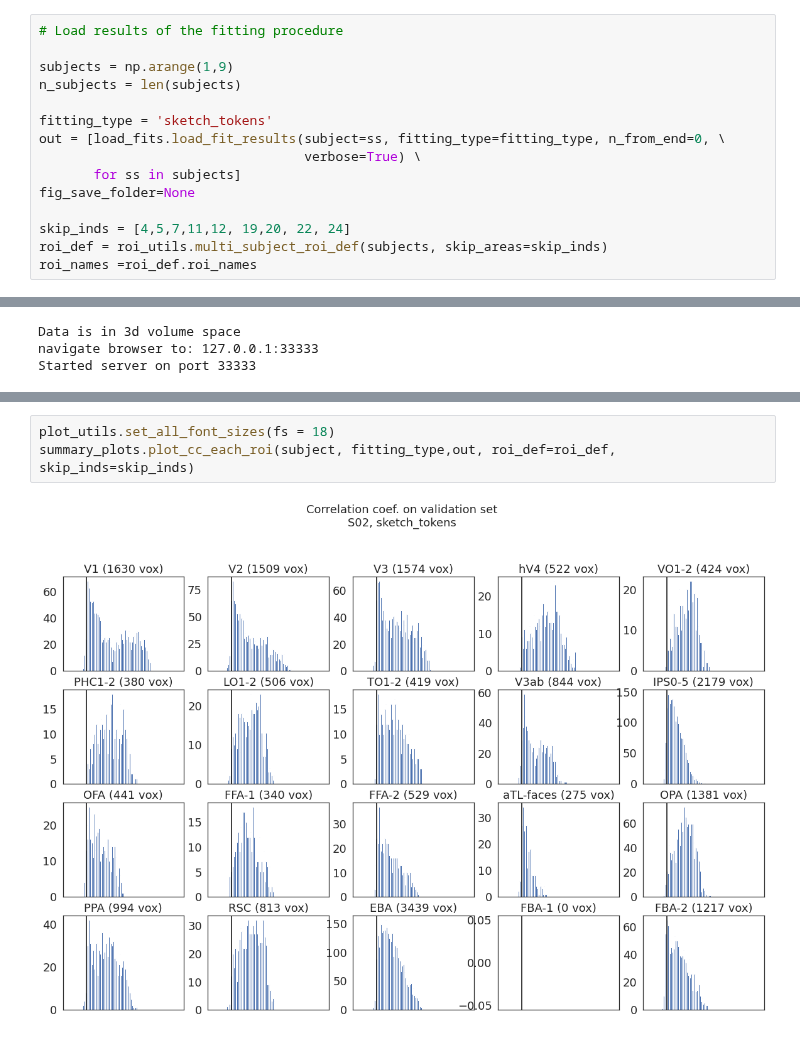
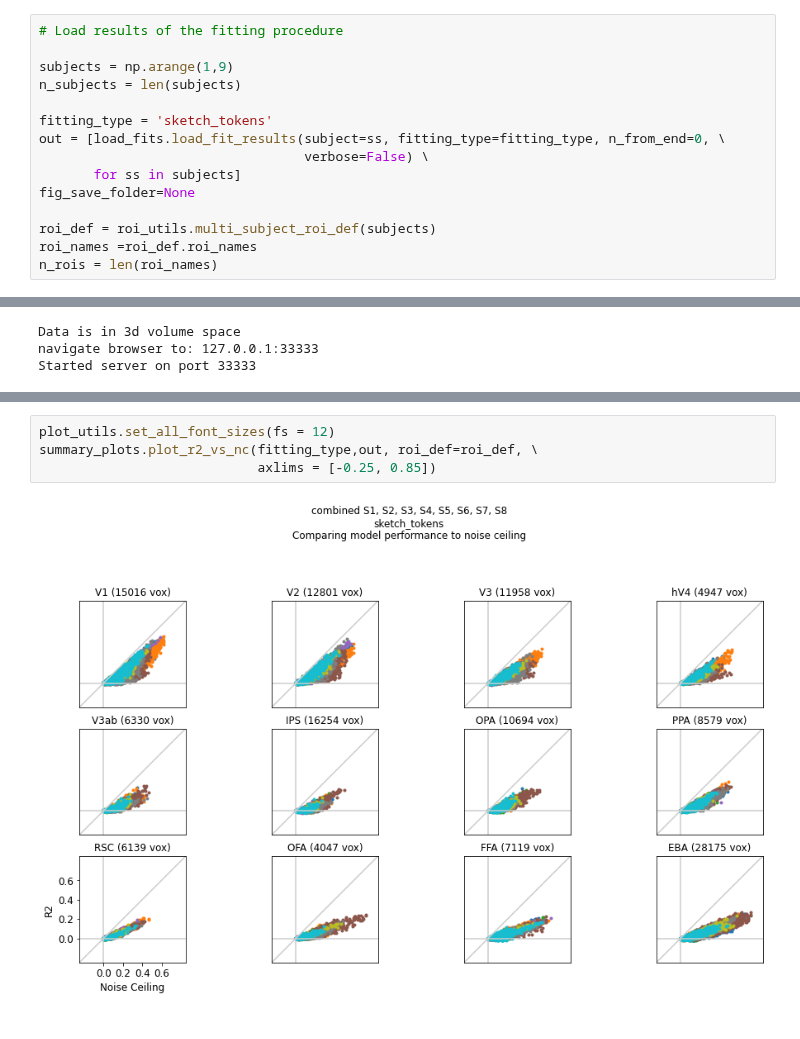
Before and after one commit to mmhenderson/modfit, a Jupyter notebook: notebooks/plot_fit_accuracy/plot_sketch_tokens.ipynb, the cells around one changed output, grey strips where cells are left out. Cells and saved outputs as stored; diff of their text form.

```diff
--- a/notebooks/plot_fit_accuracy/plot_sketch_tokens.ipynb
+++ b/notebooks/plot_fit_accuracy/plot_sketch_tokens.ipynb
@@ -16,10 +16,10 @@ n_subjects = len(subjects)
 
 fitting_type = 'sketch_tokens'
 out = [load_fits.load_fit_results(subject=ss, fitting_type=fitting_type, n_from_end=0, \
-                                  verbose=True) \
+                                  verbose=False) \
        for ss in subjects]
 fig_save_folder=None
 
-skip_inds = [4,5,7,11,12, 19,20, 22, 24]
-roi_def = roi_utils.multi_subject_roi_def(subjects, skip_areas=skip_inds)
+roi_def = roi_utils.multi_subject_roi_def(subjects)
 roi_names =roi_def.roi_names
+n_rois = len(roi_names)
@@ -66,5 +46,6 @@ TypeError: plot_noise_ceilings() missing 1 required positional argument: 'fig_sa
 # %%
-plot_utils.set_all_font_sizes(fs = 18)
-summary_plots.plot_cc_each_roi(subject, fitting_type,out, roi_def=roi_def, skip_inds=skip_inds)
+plot_utils.set_all_font_sizes(fs = 12)
+summary_plots.plot_r2_vs_nc(fitting_type,out, roi_def=roi_def, \
+                            axlims = [-0.25, 0.85])
 # %% [output]
-[figure, old version]
+[figure, new version]
```
Also changed, not shown: parts of 27 cells of this notebook, 38 other files.
